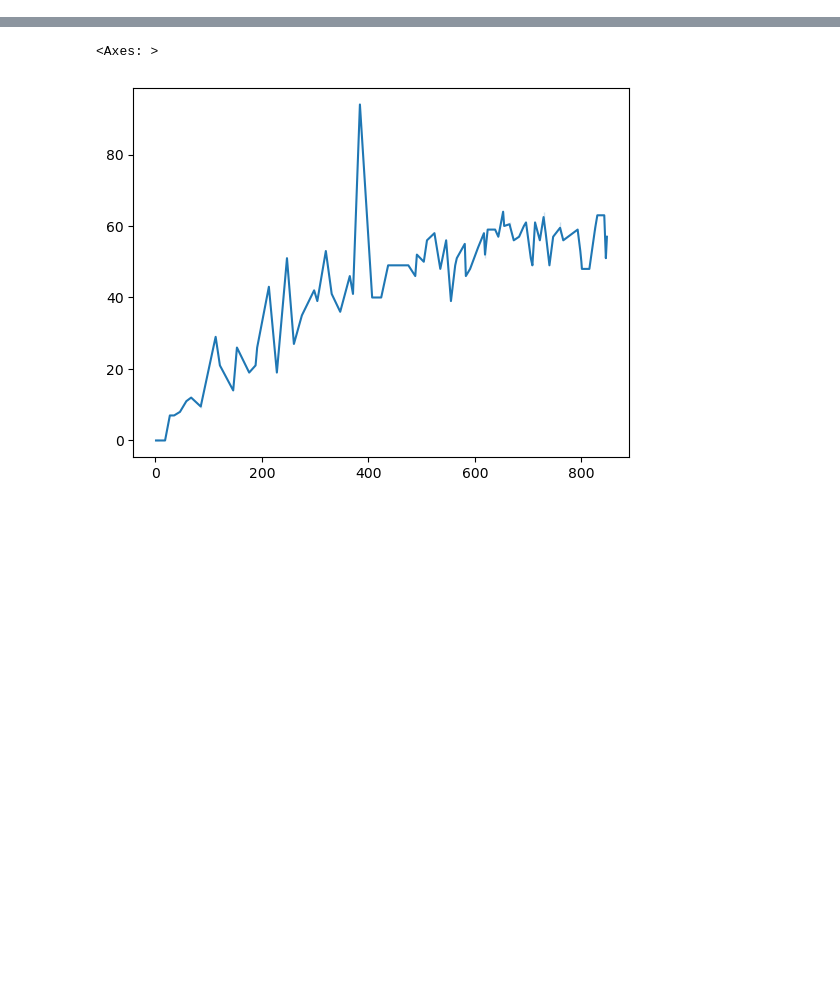
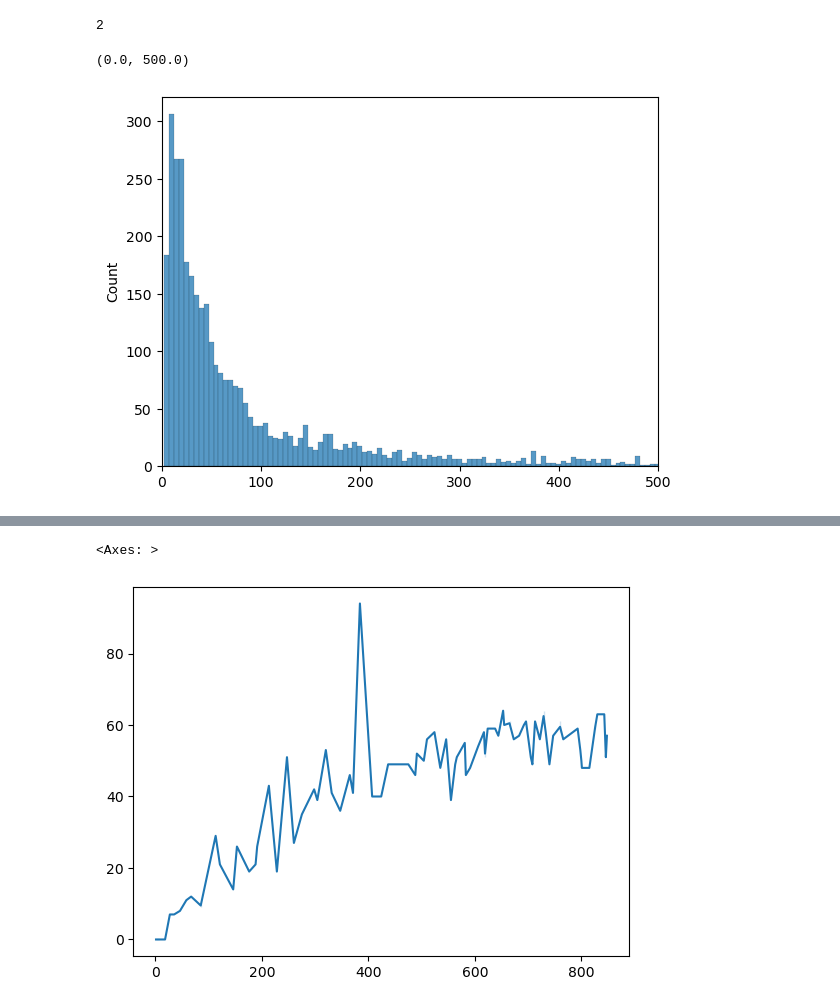
Before and after one commit to ViHoller/regulomeClustering, a Jupyter notebook: regulome_clustering.ipynb, the cells around one changed output, grey strips where cells are left out. Cells and saved outputs as stored; diff of their text form; code cells hidden in the pictures; blank space fills up the shorter version.

```diff
--- a/regulome_clustering.ipynb
+++ b/regulome_clustering.ipynb
@@ -99 +129,9 @@ Reslution: 9.9
+# %%
+set_sizes = [len(gene_set) for gene_set in misgdb_c2_cgp_dict.values()]
+print(min(set_sizes))
+sns.histplot(set_sizes, binwidth=5).set_xlim([0,500])
+# %% [output]
+2
+(0.0, 500.0)
+[figure, added]
 # %%
```
Also changed, not shown: parts of 17 cells of this notebook, 13 other files.
